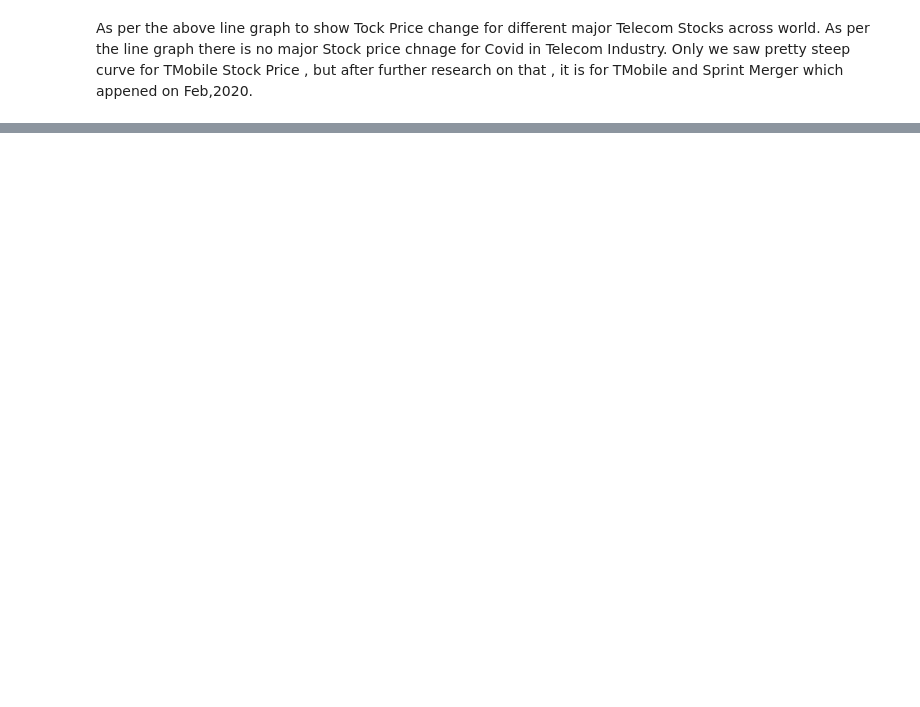
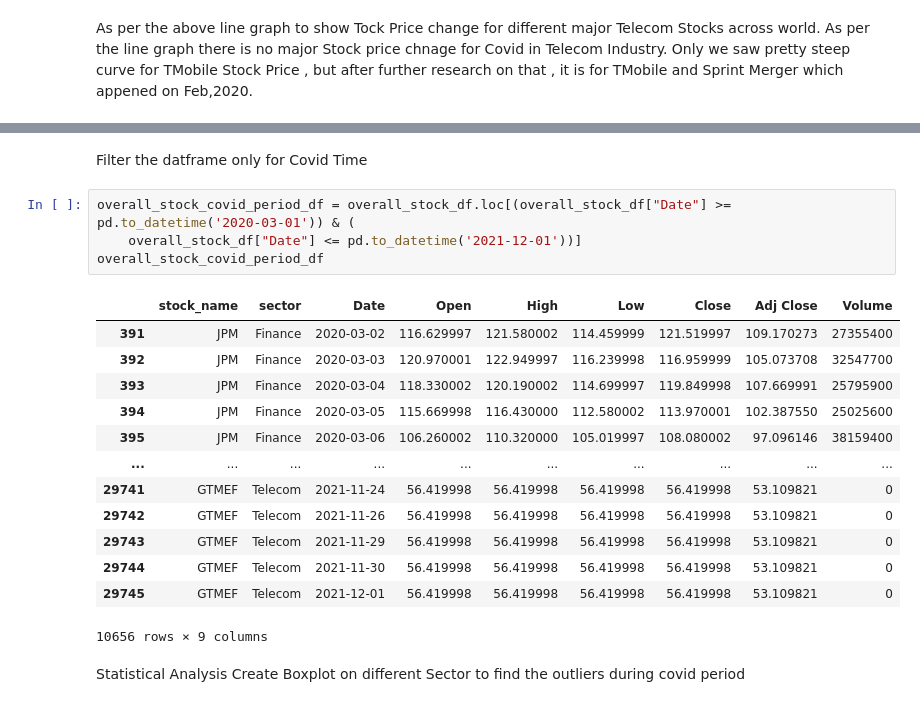
Before and after one commit to desireetrevino/Project1_Team2, a Jupyter notebook: Project1_Team2_Rajib.ipynb, the cells around one changed output, grey strips where cells are left out. Saved outputs shown, nothing was run; the diff lists cells and outputs as text; blank space fills up the shorter version.

```diff
--- a/Project1_Team2_Rajib.ipynb
+++ b/Project1_Team2_Rajib.ipynb
@@ -135,0 +276,23 @@ As per the above line graph to show Tock Price change for different major Teleco
+# %% [markdown]
+Filter the datframe only for Covid Time
+# %%
+overall_stock_covid_period_df = overall_stock_df.loc[(overall_stock_df["Date"] >= pd.to_datetime('2020-03-01')) & (
+    overall_stock_df["Date"] <= pd.to_datetime('2021-12-01'))]
+overall_stock_covid_period_df
+# %% [output]
+|  | stock_name | sector | Date | Open | High | Low | Close | Adj Close | Volume |
+| 391 | JPM | Finance | 2020-03-02 | 116.629997 | 121.580002 | 114.459999 | 121.519997 | 109.170273 | 27355400 |
+| 392 | JPM | Finance | 2020-03-03 | 120.970001 | 122.949997 | 116.239998 | 116.959999 | 105.073708 | 32547700 |
+| 393 | JPM | Finance | 2020-03-04 | 118.330002 | 120.190002 | 114.699997 | 119.849998 | 107.669991 | 25795900 |
+| 394 | JPM | Finance | 2020-03-05 | 115.669998 | 116.430000 | 112.580002 | 113.970001 | 102.387550 | 25025600 |
+| 395 | JPM | Finance | 2020-03-06 | 106.260002 | 110.320000 | 105.019997 | 108.080002 | 97.096146 | 38159400 |
+| ... | ... | ... | ... | ... | ... | ... | ... | ... | ... |
+| 29741 | GTMEF | Telecom | 2021-11-24 | 56.419998 | 56.419998 | 56.419998 | 56.419998 | 53.109821 | 0 |
+| 29742 | GTMEF | Telecom | 2021-11-26 | 56.419998 | 56.419998 | 56.419998 | 56.419998 | 53.109821 | 0 |
+| 29743 | GTMEF | Telecom | 2021-11-29 | 56.419998 | 56.419998 | 56.419998 | 56.419998 | 53.109821 | 0 |
+| 29744 | GTMEF | Telecom | 2021-11-30 | 56.419998 | 56.419998 | 56.419998 | 56.419998 | 53.109821 | 0 |
+| 29745 | GTMEF | Telecom | 2021-12-01 | 56.419998 | 56.419998 | 56.419998 | 56.419998 | 53.109821 | 0 |
+10656 rows × 9 columns
+# %% [markdown]
+Statistical Analysis
+Create Boxplot on different Sector to find the outliers during covid period
```
Also changed, not shown: parts of 17 cells of this notebook.
